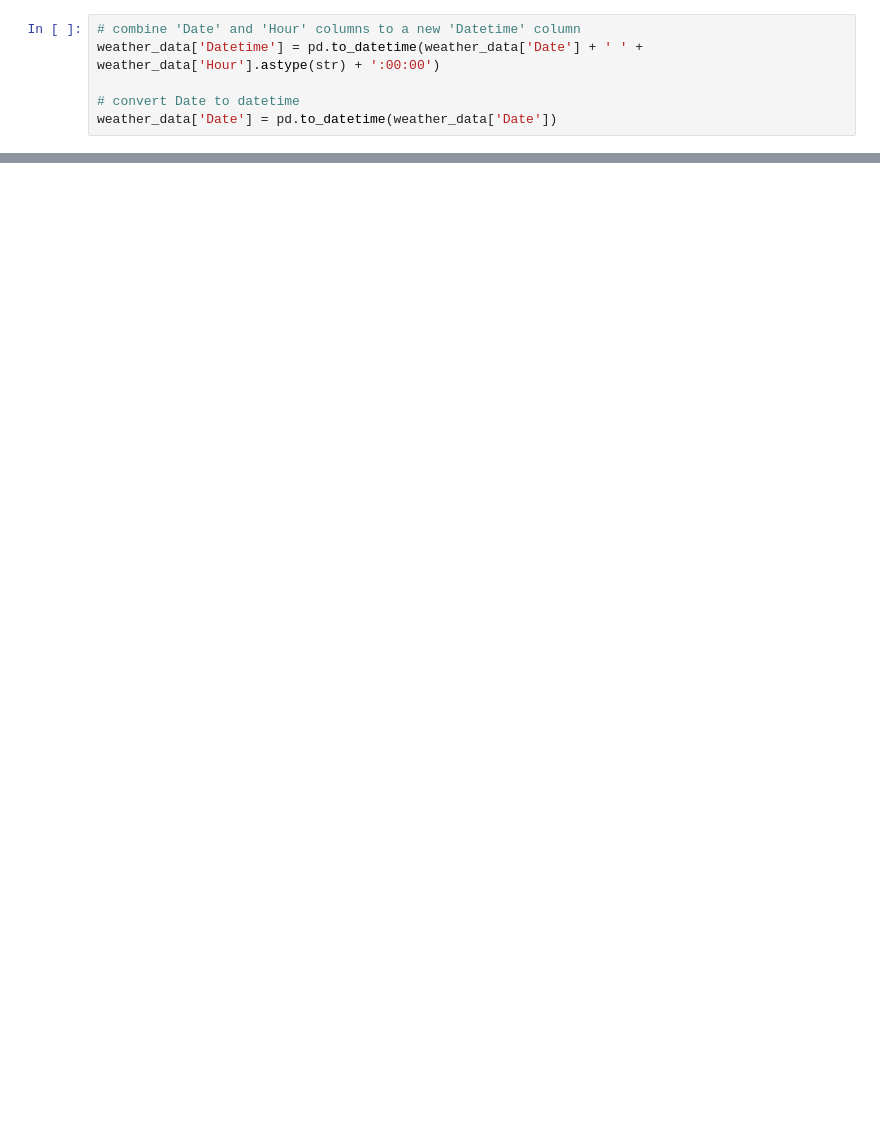
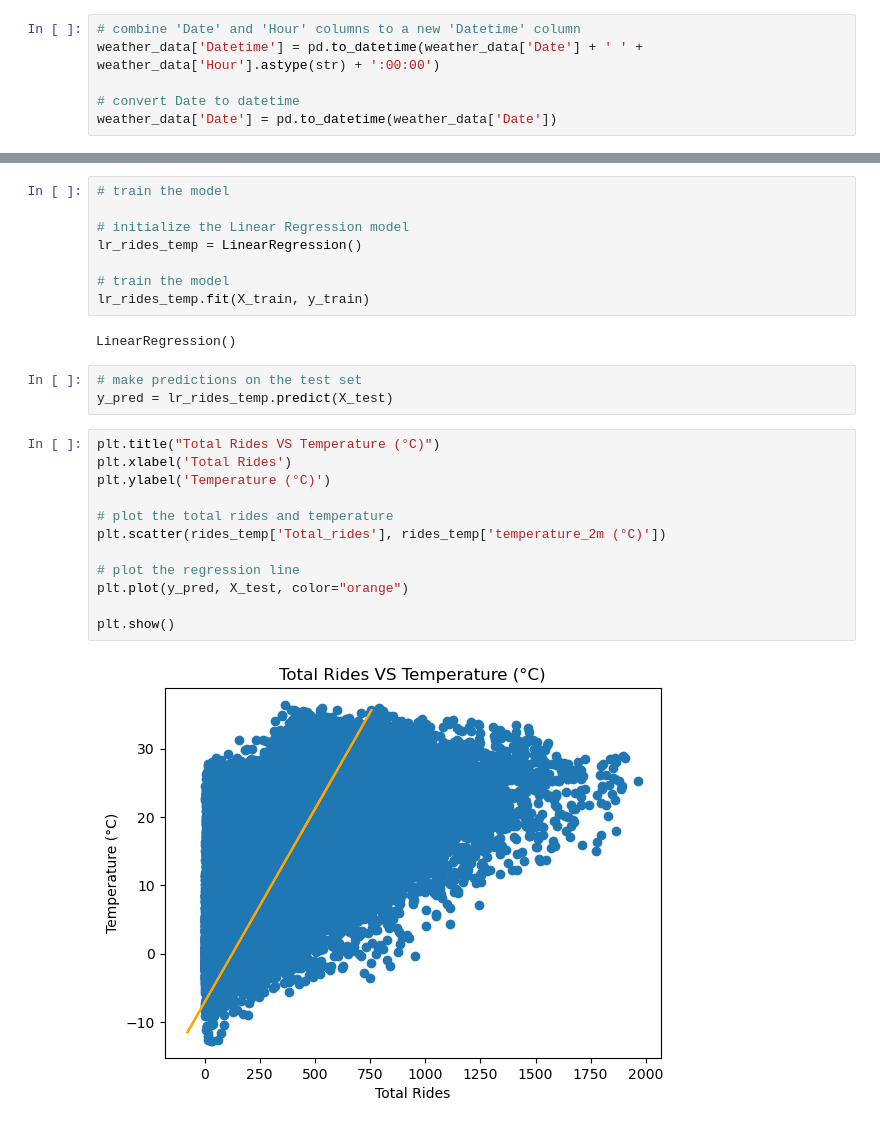
Before and after one commit to michalpasternak7/CA-Project-3-Capital-Bike-Share, a Jupyter notebook: cbs_weather.ipynb, the cells around one changed output, grey strips where cells are left out. Drawn from its saved outputs; the diff is of its cells as text; blank space fills up the shorter version.

```diff
--- a/cbs_weather.ipynb
+++ b/cbs_weather.ipynb
@@ -102,0 +99,27 @@ memory usage: 1.7+ MB
+# %%
+# train the model
+
+# initialize the Linear Regression model
+lr_rides_temp = LinearRegression()
+
+# train the model
+lr_rides_temp.fit(X_train, y_train)
+# %% [output]
+LinearRegression()
+# %%
+# make predictions on the test set
+y_pred = lr_rides_temp.predict(X_test)
+# %%
+plt.title("Total Rides VS Temperature (°C)")
+plt.xlabel('Total Rides')
+plt.ylabel('Temperature (°C)')
+
+# plot the total rides and temperature
+plt.scatter(rides_temp['Total_rides'], rides_temp['temperature_2m (°C)'])
+
+# plot the regression line
+plt.plot(y_pred, X_test, color="orange")
+
+plt.show()
+# %% [output]
+[figure, added]
```
Also changed, not shown: parts of 16 cells of this notebook, 1 other file.
